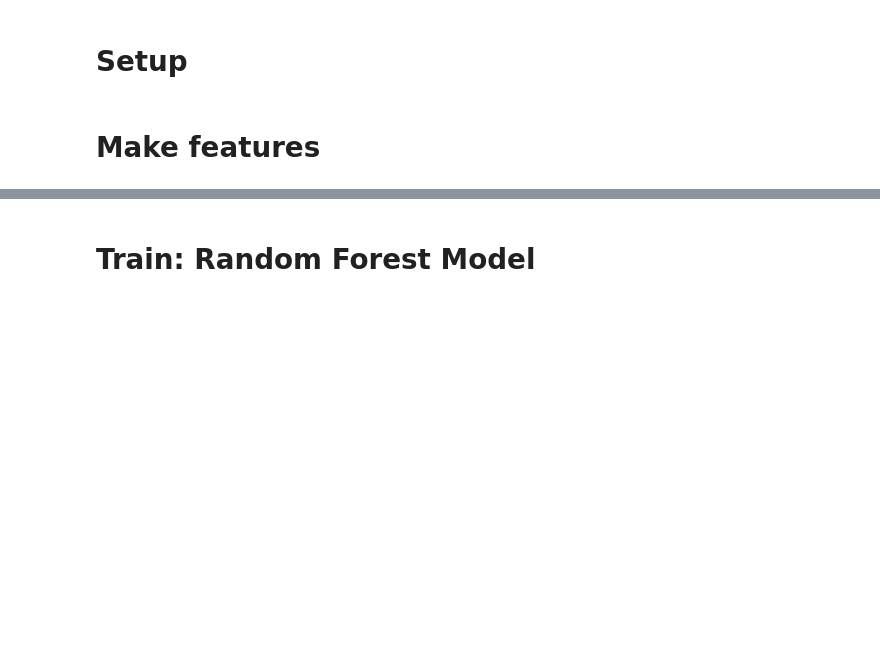
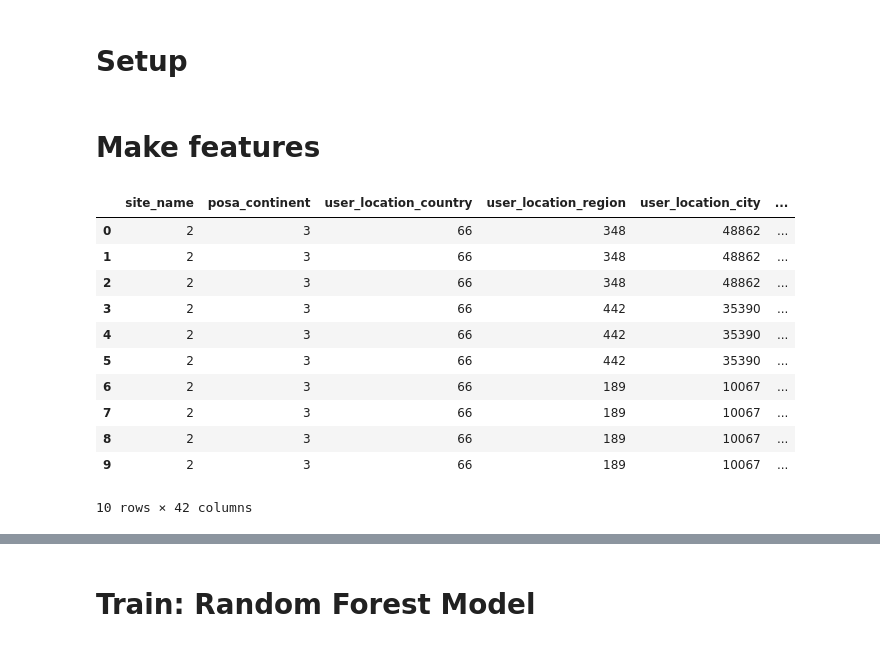
Before and after one commit to Summagers/kaggle, a Jupyter notebook: expedia/mkchang/expedia-booking-rf.ipynb, the cells around one changed output, grey strips where cells are left out. Cells and saved outputs as stored; diff of their text form; code cells hidden in the pictures; blank space fills up the shorter version.

```diff
--- a/expedia/mkchang/expedia-booking-rf.ipynb
+++ b/expedia/mkchang/expedia-booking-rf.ipynb
@@ -74,0 +75,15 @@ destinations_data = pd.read_csv('data/destinations.csv')
+# %%
+train_data #['srch_destination_id'].apply()
+# %% [output]
+|  | site_name | posa_continent | user_location_country | user_location_region | user_location_city | ... |
+| 0 | 2 | 3 | 66 | 348 | 48862 | ... |
+| 1 | 2 | 3 | 66 | 348 | 48862 | ... |
+| 2 | 2 | 3 | 66 | 348 | 48862 | ... |
+| 3 | 2 | 3 | 66 | 442 | 35390 | ... |
+| 4 | 2 | 3 | 66 | 442 | 35390 | ... |
+| 5 | 2 | 3 | 66 | 442 | 35390 | ... |
+| 6 | 2 | 3 | 66 | 189 | 10067 | ... |
+| 7 | 2 | 3 | 66 | 189 | 10067 | ... |
+| 8 | 2 | 3 | 66 | 189 | 10067 | ... |
+| 9 | 2 | 3 | 66 | 189 | 10067 | ... |
+10 rows × 42 columns
```
Also changed, not shown: parts of 8 cells of this notebook.
